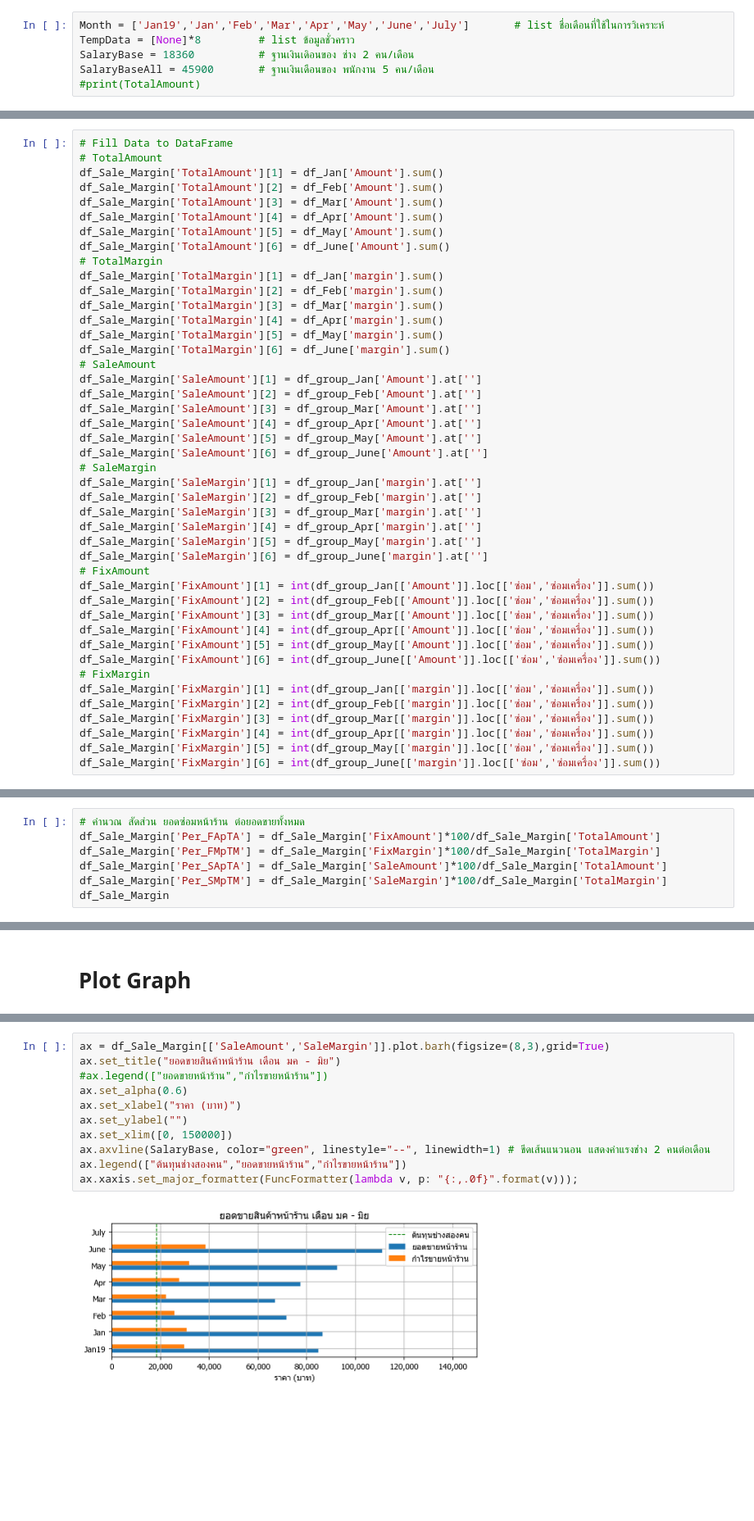
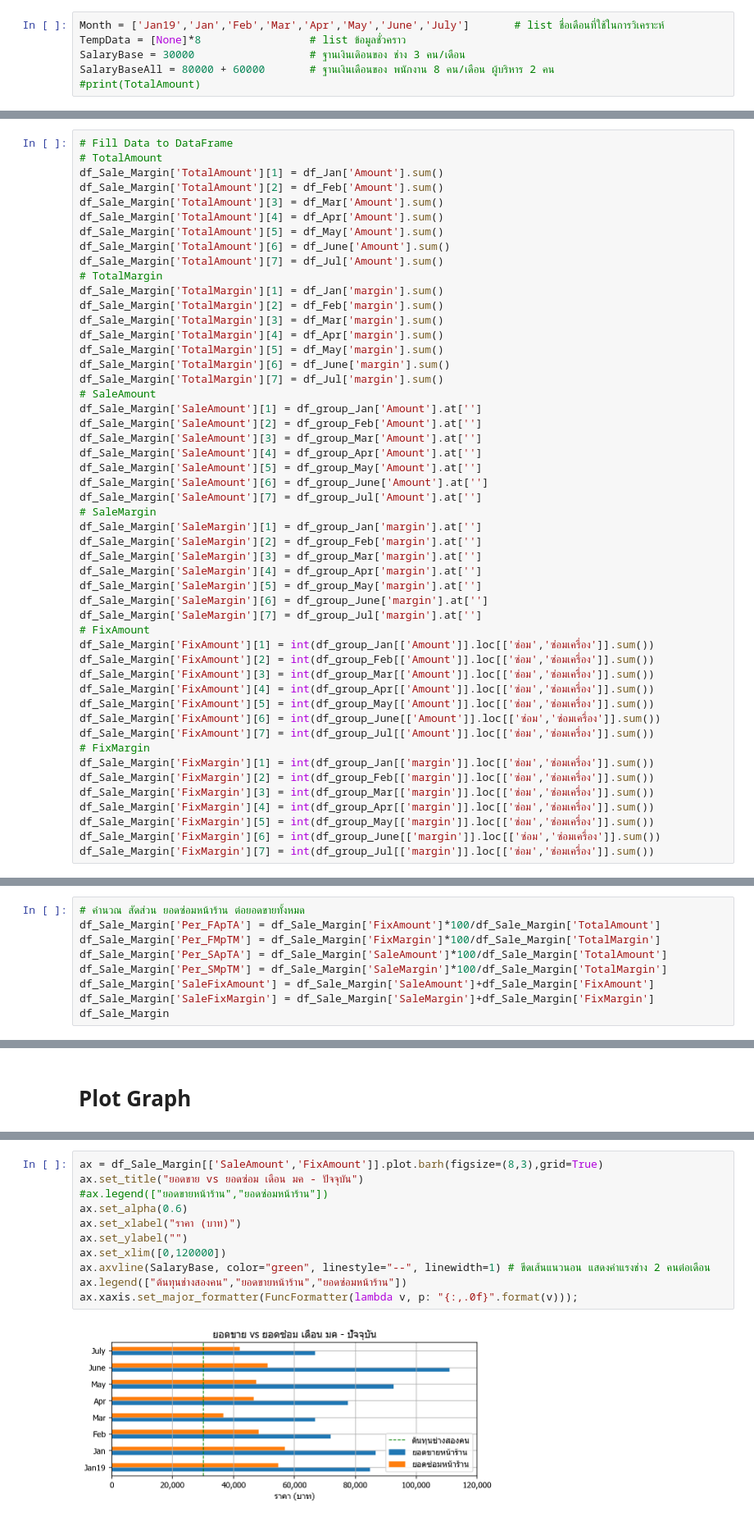
Before and after one commit to nonoimnot/vspython, a Jupyter notebook: Jupyter notebook/Dialy seles analysis II.ipynb, the cells around one changed output, grey strips where cells are left out. Shown at 82% size. Saved outputs shown, nothing was run; the diff lists cells and outputs as text; blank space fills up the shorter version.

```diff
--- a/Jupyter notebook/Dialy seles analysis II.ipynb
+++ b/Jupyter notebook/Dialy seles analysis II.ipynb
@@ -123,9 +128,9 @@ df_group_Jul
 # Create DataFrame to contain analyze data
 # %%
 Month = ['Jan19','Jan','Feb','Mar','Apr','May','June','July']       # list ชื่อเดือนที่ใช้ในการวิเคราะห์
-TempData = [None]*8         # list ข้อมูลชั่วคราว
-SalaryBase = 18360          # ฐานเงินเดิอนของ ช่าง 2 คน/เดือน
-SalaryBaseAll = 45900       # ฐานเงินเดือนของ พนักงาน 5 คน/เดือน
+TempData = [None]*8                 # list ข้อมูลชั่วคราว
+SalaryBase = 30000                  # ฐานเงินเดิอนของ ช่าง 3 คน/เดือน
+SalaryBaseAll = 80000 + 60000       # ฐานเงินเดือนของ พนักงาน 8 คน/เดือน ผู้บริหาร 2 คน
 #print(TotalAmount)
 # %%
 df_Sale_Margin = pd.DataFrame({ 'Mount': Month,
@@ -146,6 +151,7 @@ df_Sale_Margin['TotalAmount'][3] = df_Mar['Amount'].sum()
 df_Sale_Margin['TotalAmount'][4] = df_Apr['Amount'].sum()
 df_Sale_Margin['TotalAmount'][5] = df_May['Amount'].sum()
 df_Sale_Margin['TotalAmount'][6] = df_June['Amount'].sum()
+df_Sale_Margin['TotalAmount'][7] = df_Jul['Amount'].sum()
 # TotalMargin
 df_Sale_Margin['TotalMargin'][1] = df_Jan['margin'].sum()
 df_Sale_Margin['TotalMargin'][2] = df_Feb['margin'].sum()
@@ -153,6 +159,7 @@ df_Sale_Margin['TotalMargin'][3] = df_Mar['margin'].sum()
 df_Sale_Margin['TotalMargin'][4] = df_Apr['margin'].sum()
 df_Sale_Margin['TotalMargin'][5] = df_May['margin'].sum()
 df_Sale_Margin['TotalMargin'][6] = df_June['margin'].sum()
+df_Sale_Margin['TotalMargin'][7] = df_Jul['margin'].sum()
 # SaleAmount
 df_Sale_Margin['SaleAmount'][1] = df_group_Jan['Amount'].at['']
 df_Sale_Margin['SaleAmount'][2] = df_group_Feb['Amount'].at['']
@@ -160,6 +167,7 @@ df_Sale_Margin['SaleAmount'][3] = df_group_Mar['Amount'].at['']
 df_Sale_Margin['SaleAmount'][4] = df_group_Apr['Amount'].at['']
 df_Sale_Margin['SaleAmount'][5] = df_group_May['Amount'].at['']
 df_Sale_Margin['SaleAmount'][6] = df_group_June['Amount'].at['']
+df_Sale_Margin['SaleAmount'][7] = df_group_Jul['Amount'].at['']
 # SaleMargin
 df_Sale_Margin['SaleMargin'][1] = df_group_Jan['margin'].at['']
 df_Sale_Margin['SaleMargin'][2] = df_group_Feb['margin'].at['']
@@ -167,6 +175,7 @@ df_Sale_Margin['SaleMargin'][3] = df_group_Mar['margin'].at['']
 df_Sale_Margin['SaleMargin'][4] = df_group_Apr['margin'].at['']
 df_Sale_Margin['SaleMargin'][5] = df_group_May['margin'].at['']
 df_Sale_Margin['SaleMargin'][6] = df_group_June['margin'].at['']
+df_Sale_Margin['SaleMargin'][7] = df_group_Jul['margin'].at['']
 # FixAmount
 df_Sale_Margin['FixAmount'][1] = int(df_group_Jan[['Amount']].loc[['ซ่อม','ซ่อมเครื่อง']].sum())
 df_Sale_Margin['FixAmount'][2] = int(df_group_Feb[['Amount']].loc[['ซ่อม','ซ่อมเครื่อง']].sum())
@@ -174,6 +183,7 @@ df_Sale_Margin['FixAmount'][3] = int(df_group_Mar[['Amount']].loc[['ซ่อม
 df_Sale_Margin['FixAmount'][4] = int(df_group_Apr[['Amount']].loc[['ซ่อม','ซ่อมเครื่อง']].sum())
 df_Sale_Margin['FixAmount'][5] = int(df_group_May[['Amount']].loc[['ซ่อม','ซ่อมเครื่อง']].sum())
 df_Sale_Margin['FixAmount'][6] = int(df_group_June[['Amount']].loc[['ซ่อม','ซ่อมเครื่อง']].sum())
+df_Sale_Margin['FixAmount'][7] = int(df_group_Jul[['Amount']].loc[['ซ่อม','ซ่อมเครื่อง']].sum())
 # FixMargin
 df_Sale_Margin['FixMargin'][1] = int(df_group_Jan[['margin']].loc[['ซ่อม','ซ่อมเครื่อง']].sum())
 df_Sale_Margin['FixMargin'][2] = int(df_group_Feb[['margin']].loc[['ซ่อม','ซ่อมเครื่อง']].sum())
@@ -181,6 +191,7 @@ df_Sale_Margin['FixMargin'][3] = int(df_group_Mar[['margin']].loc[['ซ่อม
 df_Sale_Margin['FixMargin'][4] = int(df_group_Apr[['margin']].loc[['ซ่อม','ซ่อมเครื่อง']].sum())
 df_Sale_Margin['FixMargin'][5] = int(df_group_May[['margin']].loc[['ซ่อม','ซ่อมเครื่อง']].sum())
 df_Sale_Margin['FixMargin'][6] = int(df_group_June[['margin']].loc[['ซ่อม','ซ่อมเครื่อง']].sum())
+df_Sale_Margin['FixMargin'][7] = int(df_group_Jul[['margin']].loc[['ซ่อม','ซ่อมเครื่อง']].sum())
 # %%
 # Spacial Month
 df_Sale_Margin['TotalAmount'][0] = df_Jan19['Amount'].sum()
@@ -199,6 +210,8 @@ df_Sale_Margin['Per_FApTA'] = df_Sale_Margin['FixAmount']*100/df_Sale_Margin['To
 df_Sale_Margin['Per_FMpTM'] = df_Sale_Margin['FixMargin']*100/df_Sale_Margin['TotalMargin']
 df_Sale_Margin['Per_SApTA'] = df_Sale_Margin['SaleAmount']*100/df_Sale_Margin['TotalAmount']
 df_Sale_Margin['Per_SMpTM'] = df_Sale_Margin['SaleMargin']*100/df_Sale_Margin['TotalMargin']
+df_Sale_Margin['SaleFixAmount'] = df_Sale_Margin['SaleAmount']+df_Sale_Margin['FixAmount']
+df_Sale_Margin['SaleFixMargin'] = df_Sale_Margin['SaleMargin']+df_Sale_Margin['FixMargin']
 df_Sale_Margin
 # %% [output]
 |  | TotalAmount | TotalMargin | SaleAmount | SaleMargin | FixAmount | FixMargin | Per_FApTA | Per_FMpTM | ... |
@@ -267,14 +334,14 @@ ax.set_ylim([0,25]);
 # %%
-ax = df_Sale_Margin[['SaleAmount','SaleMargin']].plot.barh(figsize=(8,3),grid=True)
-ax.set_title("ยอดขายสินค้าหน้าร้าน เดือน มค - มิย")
-#ax.legend(["ยอดขายหน้าร้าน","กำไรขายหน้าร้าน"])
+ax = df_Sale_Margin[['SaleAmount','FixAmount']].plot.barh(figsize=(8,3),grid=True)
+ax.set_title("ยอดขาย vs ยอดซ่อม เดือน มค - ปัจจุบัน")
+#ax.legend(["ยอดขายหน้าร้าน","ยอดซ่อมหน้าร้าน"])
 ax.set_alpha(0.6)
 ax.set_xlabel("ราคา (บาท)")
 ax.set_ylabel("")
-ax.set_xlim([0, 150000])
+ax.set_xlim([0,120000])
 ax.axvline(SalaryBase, color="green", linestyle="--", linewidth=1) # ขีดเส้นแนวนอน แสดงค่าแรงช่าง 2 คนต่อเดือน
-ax.legend(["ต้นทุนช่างสองคน","ยอดขายหน้าร้าน","กำไรขายหน้าร้าน"])
+ax.legend(["ต้นทุนช่างสองคน","ยอดขายหน้าร้าน","ยอดซ่อมหน้าร้าน"])
 ax.xaxis.set_major_formatter(FuncFormatter(lambda v, p: "{:,.0f}".format(v)));
 # %% [output]
-[figure, old version]
+[figure, new version]
 # %%
```
Also changed, not shown: parts of 19 cells of this notebook.
